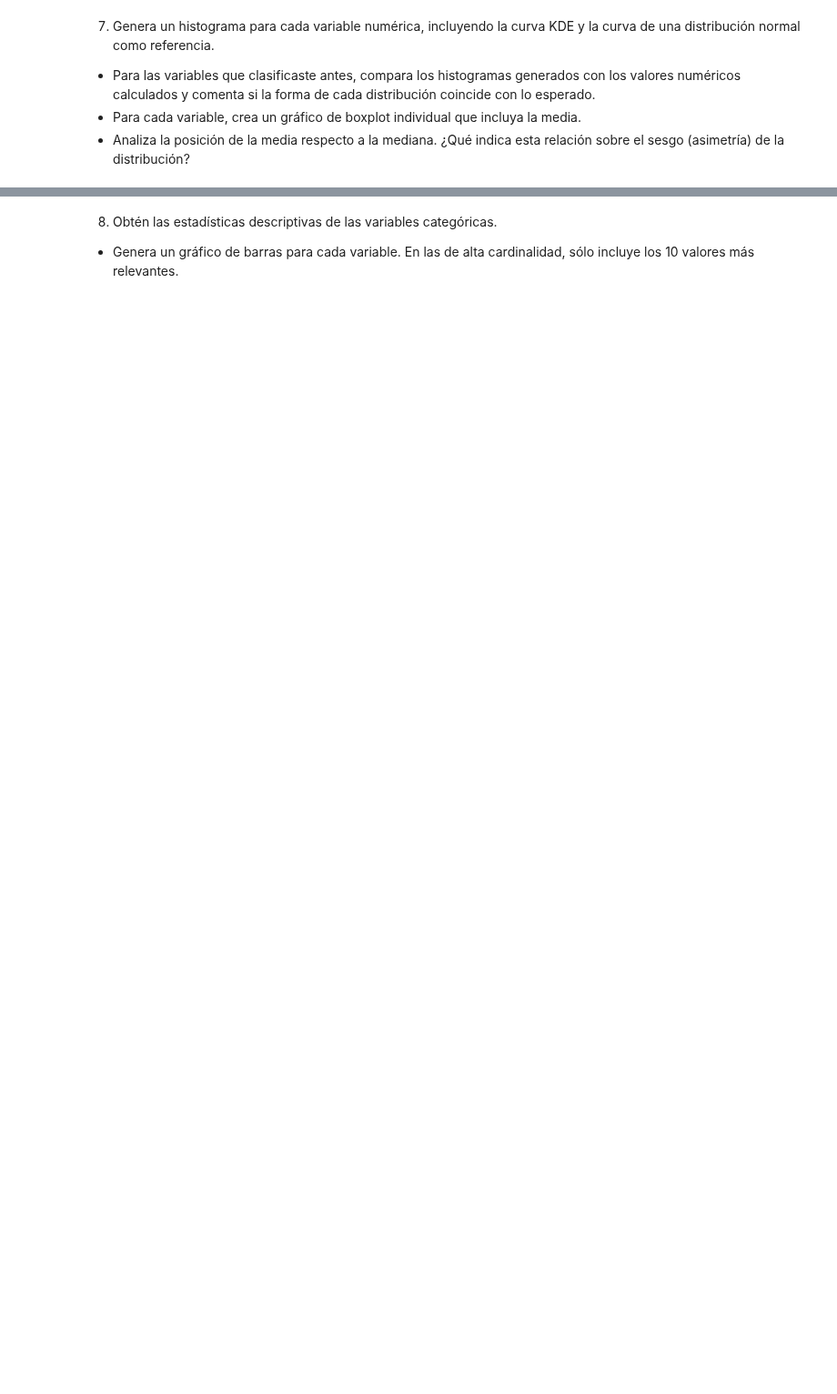
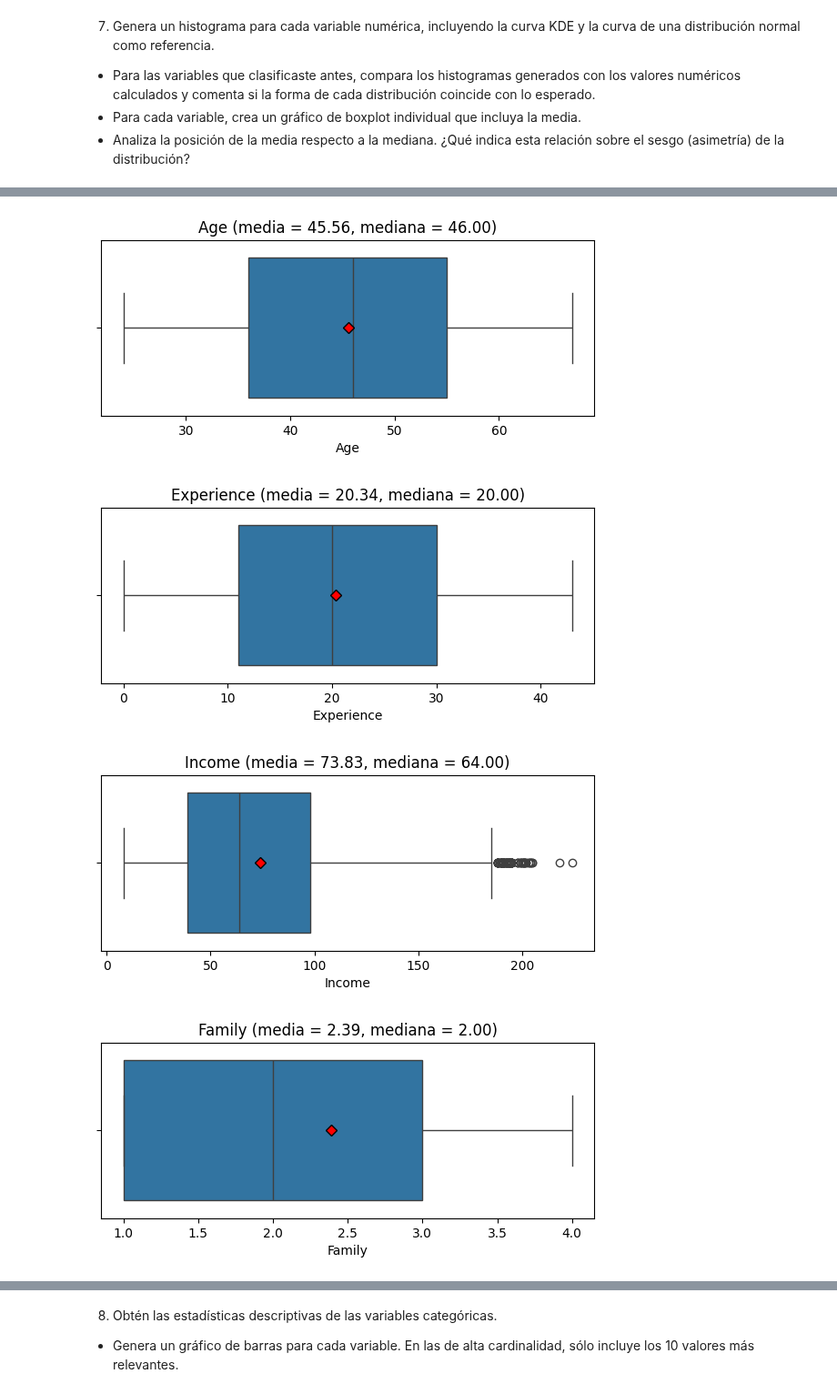
Before and after one commit to joshgc19/tc5053-datascience-A01841021-joshua-gamboa, a Jupyter notebook: Actividad4EDA.ipynb, the cells around one changed output, grey strips where cells are left out. Shown at 91% size. Saved outputs shown, nothing was run; the diff lists cells and outputs as text; code cells hidden in the pictures; blank space fills up the shorter version.

```diff
--- a/Actividad4EDA.ipynb
+++ b/Actividad4EDA.ipynb
@@ -123,0 +492,12 @@ memory usage: 550.9+ KB
+# %%
+for col in num_cols:
+    plt.figure(figsize=(7, 2.5))
+    sns.boxplot(x=loan_df[col], showmeans=True,
+                meanprops={"marker": "D", "markerfacecolor": "red", "markeredgecolor": "black"})
+    plt.title(f"{col} (media = {loan_df[col].mean():.2f}, mediana = {loan_df[col].median():.2f})")
+    plt.show()
+# %% [output]
+[figure, added]
+[figure, added]
+[figure, added]
+[figure, added]
```
Also changed, not shown: parts of 51 cells of this notebook.
